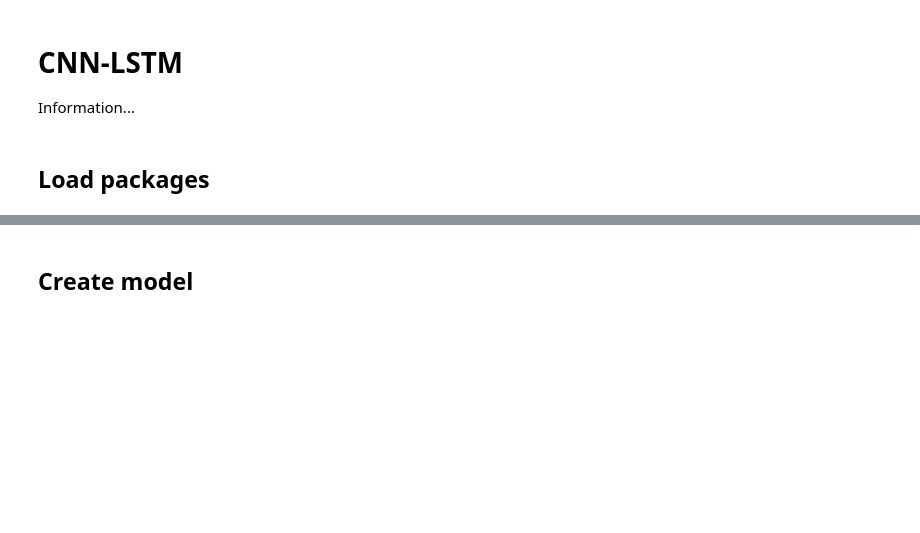
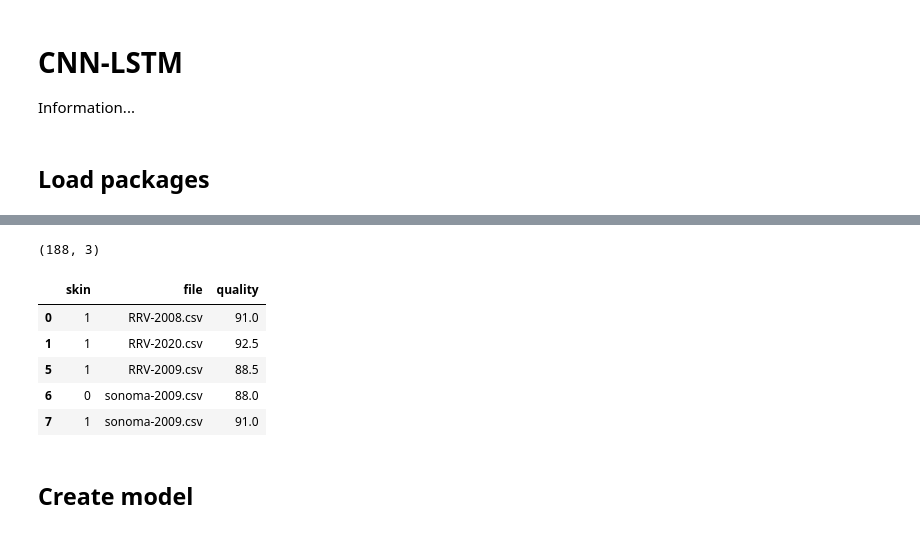
Before and after one commit to Rob-Schuetz/WineAI, a Jupyter notebook: notebooks/CNN-LSTM.ipynb, the cells around one changed output, grey strips where cells are left out. Cells and saved outputs as stored; diff of their text form; code cells hidden in the pictures; blank space fills up the shorter version.

```diff
--- a/notebooks/CNN-LSTM.ipynb
+++ b/notebooks/CNN-LSTM.ipynb
@@ -17,0 +24,14 @@ from tensorflow.keras.layers import InputLayer, LSTM, Embedding, Concatenate, De
+# %%
+combos = os.listdir('../data/complete_weather')
+complete_combos = []
+count=0
+for c in combos:
+    pth = os.path.join('..', 'data', 'complete_weather', c)
+    df = pd.read_csv(pth)
+    n_missing = df.shape[0] - df.dropna().shape[0]
+    if n_missing == 0:
+        complete_combos.append(c)
+    elif df.shape[0] == n_missing:
+        count += 1
+    else:
+        print(c + '; days missing weather: ' + str(n_missing))
@@ -17,0 +47,13 @@ from tensorflow.keras.layers import InputLayer, LSTM, Embedding, Concatenate, De
+# %%
+df = pd.read_csv('../data/wine_data_final.csv')
+df = df[df.file.isin(complete_combos)]
+print(df.shape)
+df.head()
+# %% [output]
+(188, 3)
+|  | skin | file | quality |
+| 0 | 1 | RRV-2008.csv | 91.0 |
+| 1 | 1 | RRV-2020.csv | 92.5 |
+| 5 | 1 | RRV-2009.csv | 88.5 |
+| 6 | 0 | sonoma-2009.csv | 88.0 |
+| 7 | 1 | sonoma-2009.csv | 91.0 |
```
Also changed, not shown: parts of 22 cells of this notebook, 5 other files.
